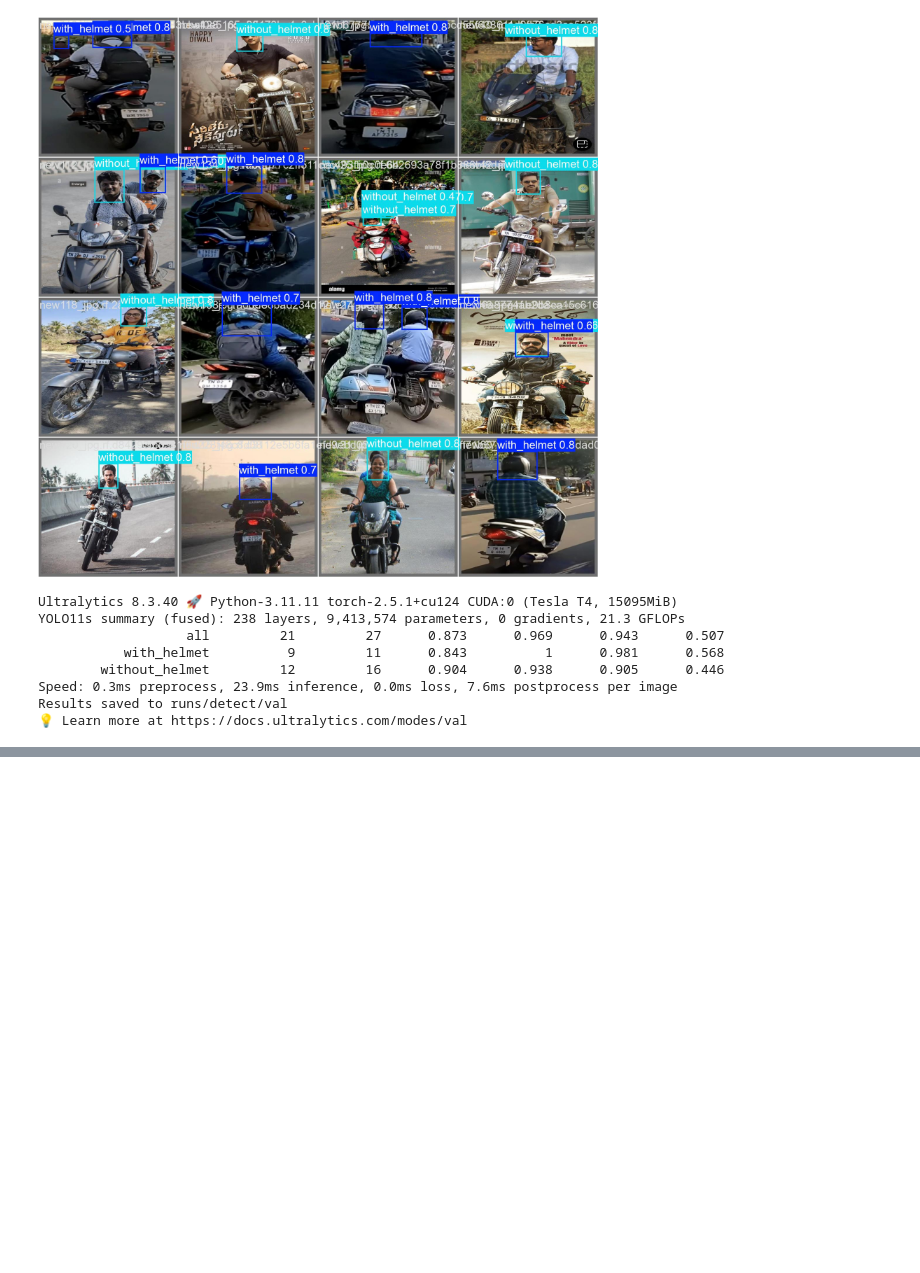
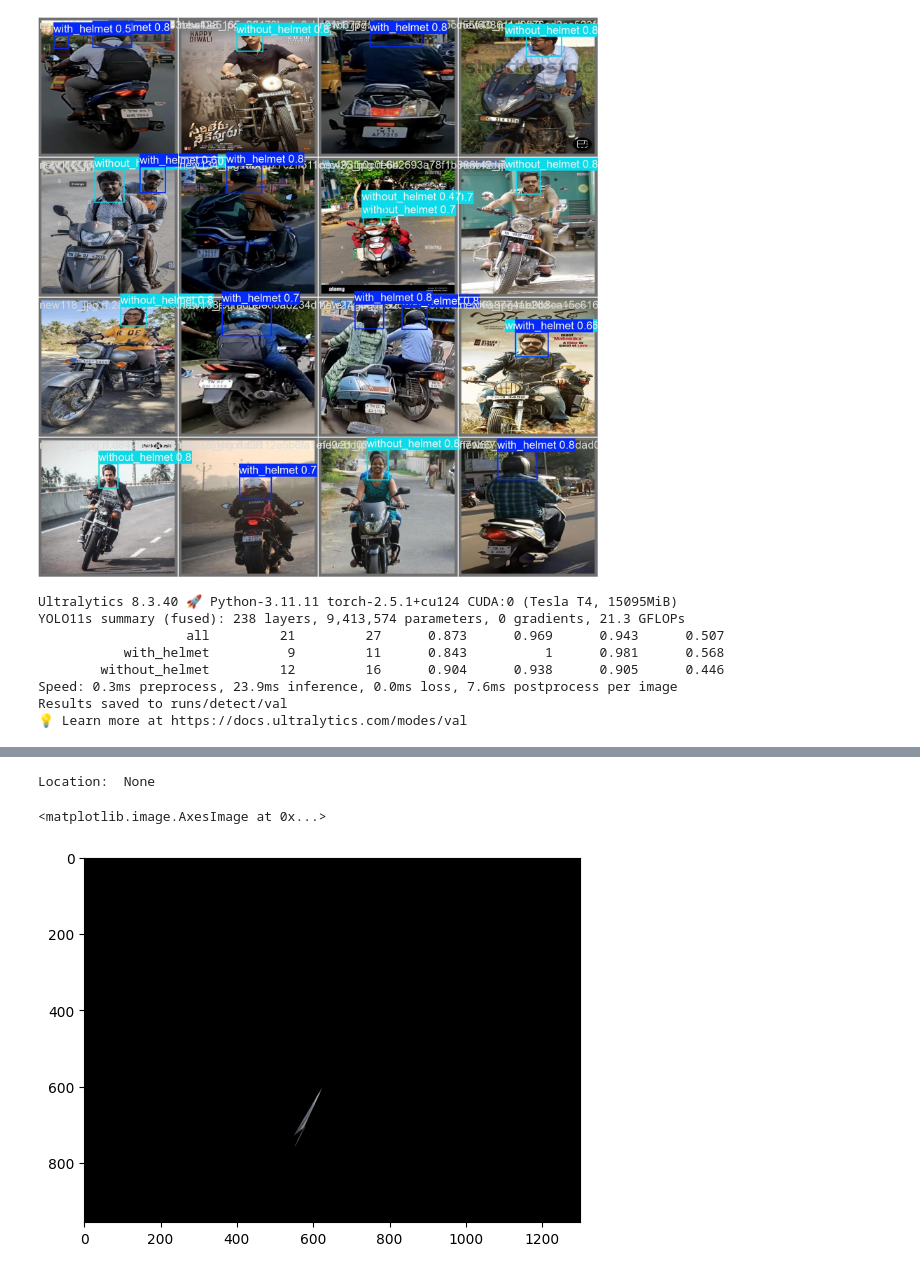
Before and after one commit to shashwatsingh6325/TraffiCop.AI, a Jupyter notebook: helmet_detection.ipynb, the cells around one changed output, grey strips where cells are left out. Cells and saved outputs as stored; diff of their text form; code cells hidden in the pictures; blank space fills up the shorter version.

```diff
--- a/helmet_detection.ipynb
+++ b/helmet_detection.ipynb
@@ -95,0 +148,24 @@ for img in glob.glob(f'{latest_folder}/*.jpg')[:3]:
+# %%
+keypoints = cv2.findContours(edged.copy(), cv2.RETR_TREE, cv2.CHAIN_APPROX_SIMPLE) #Find contours
+contours = imutils.grab_contours(keypoints) #Grab contours
+contours = sorted(contours, key=cv2.contourArea, reverse=True)[:10] #Sort contours
+#Loop over our contours to find the best possible approximate contour of 10 contours
+location = None
+for contour in contours:
+    approx = cv2.approxPolyDP(contour, 10, True)
+    if len(approx) == 4:
+        location = approx
+        break
+
+print("Location: ", location)
+# %% [output]
+Location:  None
+# %%
+mask = np.zeros(gray.shape, np.uint8) #create blank image with same dimensions as the original image
+new_image = cv2.drawContours(mask, [location], 0,255, -1) #Draw contours on the mask image
+new_image = cv2.bitwise_and(img, img, mask=mask) #Take bitwise AND between the original image and mask image
+
+plt.imshow(cv2.cvtColor(new_image, cv2.COLOR_BGR2RGB)) #show the final image
+# %% [output]
+<matplotlib.image.AxesImage at 0x...>
+[figure, added]
```
Also changed, not shown: parts of 9 cells of this notebook.
